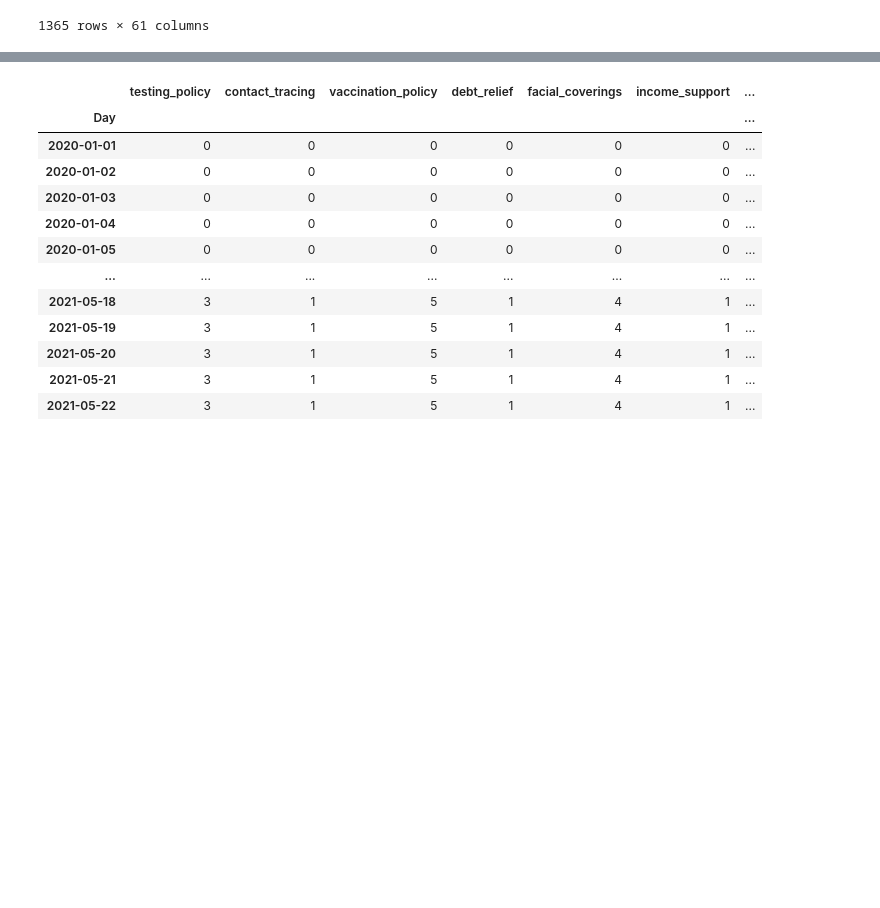
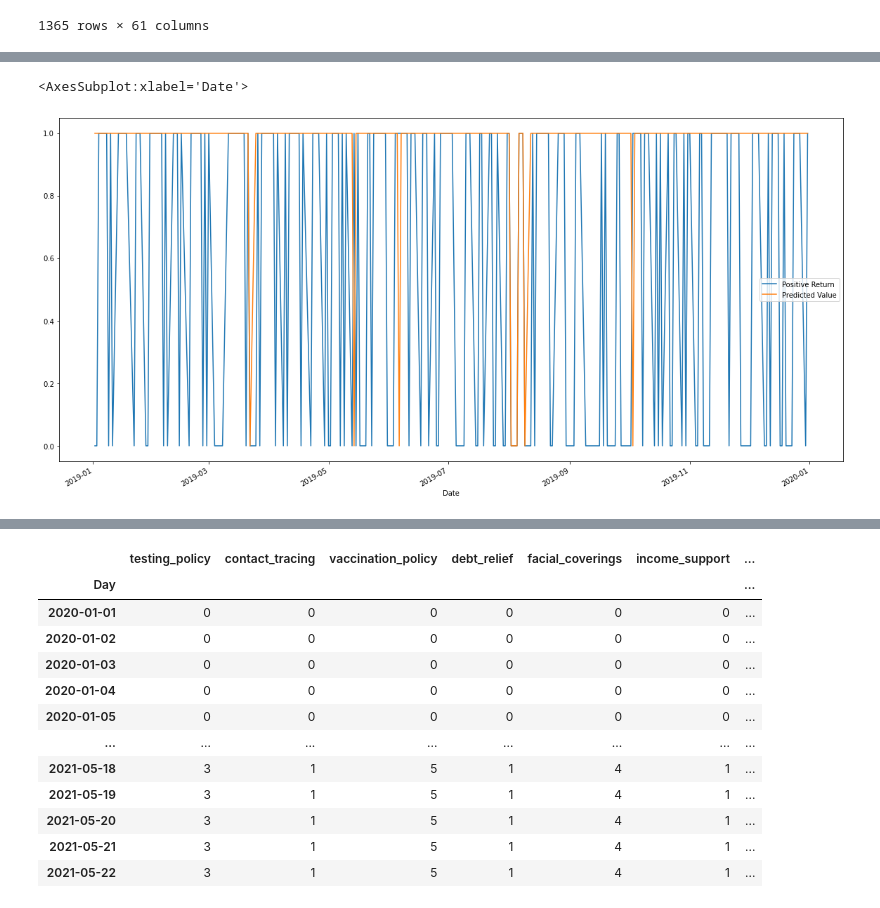
Before and after one commit to scolpan/etf_ml, a Jupyter notebook: InitialETF.ipynb, the cells around one changed output, grey strips where cells are left out. Saved outputs shown, nothing was run; the diff lists cells and outputs as text; code cells hidden in the pictures; blank space fills up the shorter version.

```diff
--- a/InitialETF.ipynb
+++ b/InitialETF.ipynb
@@ -78,0 +285,15 @@ cumulative_returns = (1+etf_returns).cumprod()
+# %%
+ # Construct training start and end dates
+training_start = sig_df.index.min().strftime(format= '%Y-%m-%d')
+training_end = '2019-01-01'
+
+# Construct testing start and end dates
+testing_start =  '2019-01-02'
+#testing_end = sig_df.index.max().strftime(format= '%Y-%m-%d')
+testing_end = '2020-01-01'
+
+# Print training and testing start/end dates
+print(f"Training Start: {training_start}")
+print(f"Training End: {training_end}")
+print(f"Testing Start: {testing_start}")
+print(f"Testing End: {testing_end}")
@@ -78,0 +305,6 @@ cumulative_returns = (1+etf_returns).cumprod()
+# %%
+# Construct the X_train and y_train datasets
+X_train = sig_df[x_var_list][training_start:training_end]
+y_train = sig_df['Positive Return'][training_start:training_end]
+
+X_train.tail()
@@ -78,0 +329,6 @@ cumulative_returns = (1+etf_returns).cumprod()
+# %%
+ # Construct the X test and y test datasets
+X_test = sig_df[x_var_list][testing_start:testing_end]
+y_test = sig_df['Positive Return'][testing_start:testing_end]
+
+X_test.tail()
@@ -78,0 +356,12 @@ cumulative_returns = (1+etf_returns).cumprod()
+# %%
+# Fit a SKLearn linear regression using just the training set (X_train, Y_train):
+model = RandomForestClassifier(n_estimators=100, max_depth=3, random_state=0)
+model.fit(X_train, y_train)
+
+# Make a prediction of "y" values from the X_test dataset
+predictions = model.predict(X_test)
+
+# Assemble actual y data (Y_test) with predicted y data (from just above) into two columns in a dataframe:
+Results = y_test.to_frame()
+Results["Predicted Value"] = predictions
+Results
@@ -78,0 +383,5 @@ cumulative_returns = (1+etf_returns).cumprod()
+# %%
+Results.plot(figsize=(20, 10))
+# %% [output]
+<AxesSubplot:xlabel='Date'>
+[figure, added]
```
Also changed, not shown: parts of 31 cells of this notebook.
